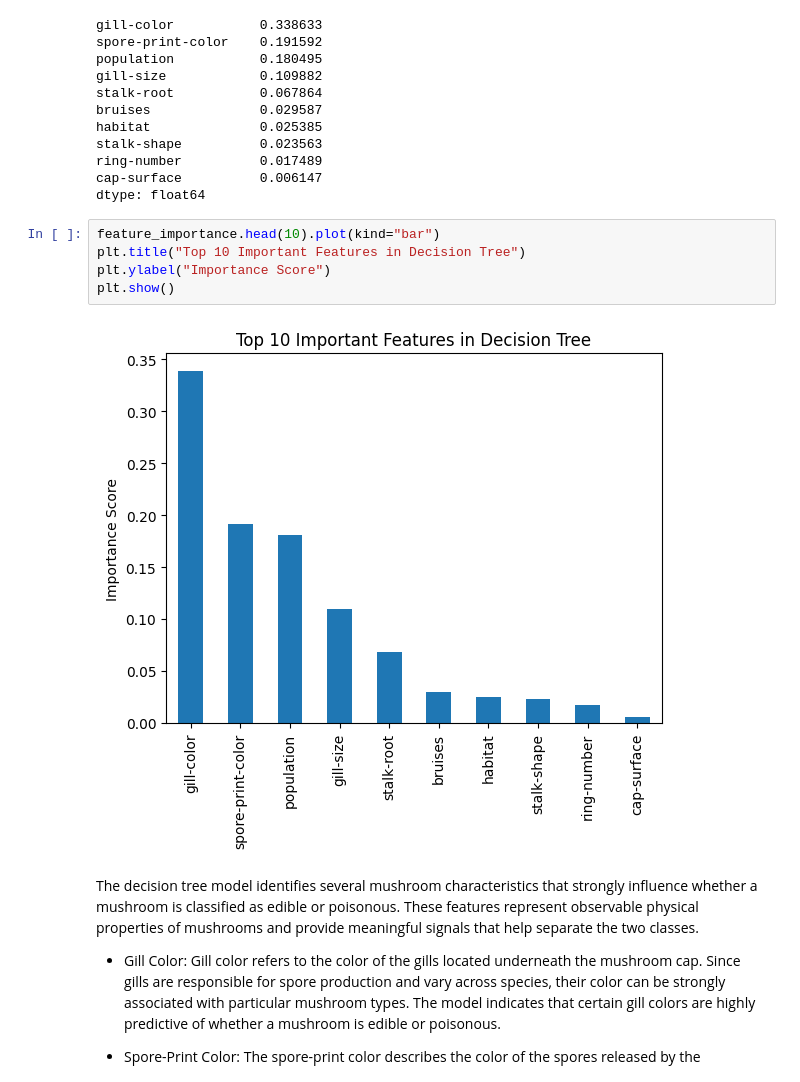
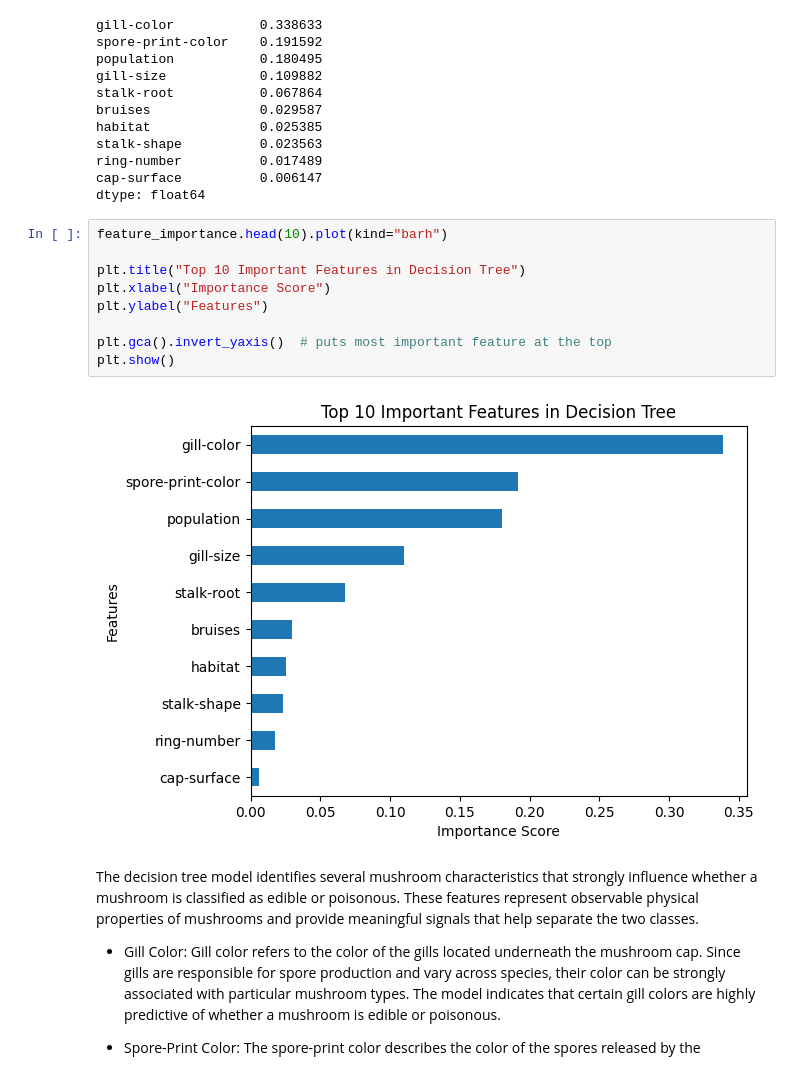
Before and after one commit to khushinanda29/mushroom-classification, a Jupyter notebook: notebooks/decision_tree.ipynb, the cells around one changed output. Drawn from its saved outputs; the diff is of its cells as text.

Commit message:
Fixed Decision Tree Features Visual

```diff
--- a/notebooks/decision_tree.ipynb
+++ b/notebooks/decision_tree.ipynb
@@ -189,12 +189,16 @@ ring-number          0.017489
 cap-surface          0.006147
 dtype: float64
 # %%
-feature_importance.head(10).plot(kind="bar")
+feature_importance.head(10).plot(kind="barh")
+
 plt.title("Top 10 Important Features in Decision Tree")
-plt.ylabel("Importance Score")
+plt.xlabel("Importance Score")
+plt.ylabel("Features")
+
+plt.gca().invert_yaxis()  # puts most important feature at the top
 plt.show()
 # %% [output]
-[figure, old version]
+[figure, new version]
 # %% [markdown]
 The decision tree model identifies several mushroom characteristics that strongly influence whether a mushroom is classified as edible or poisonous. These features represent observable physical properties of mushrooms and provide meaningful signals that help separate the two classes.
 
```
Also changed, not shown: 1 other file.
